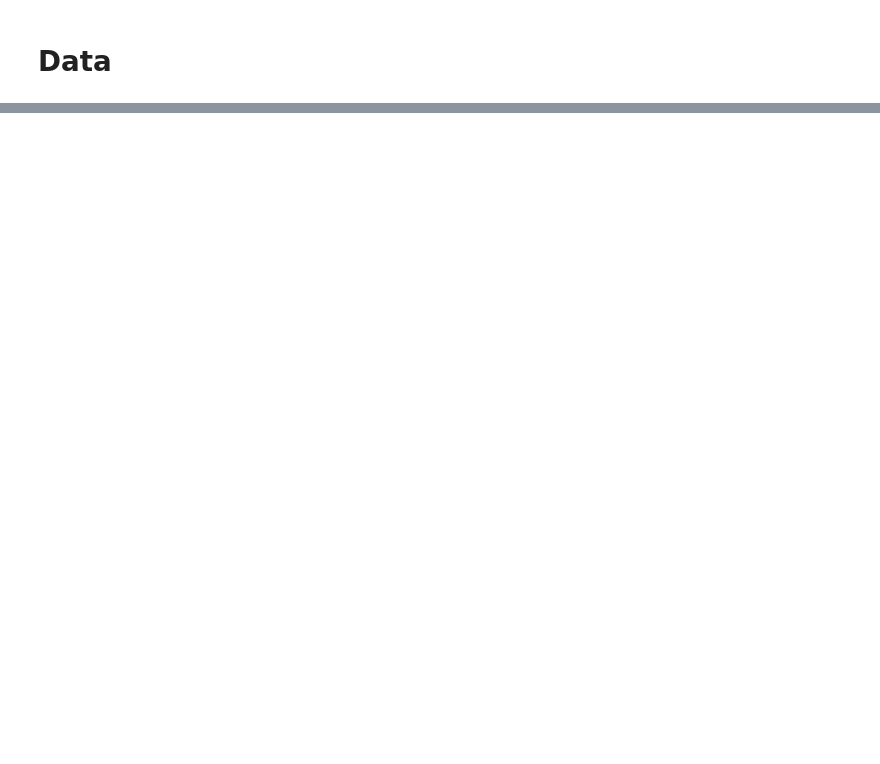
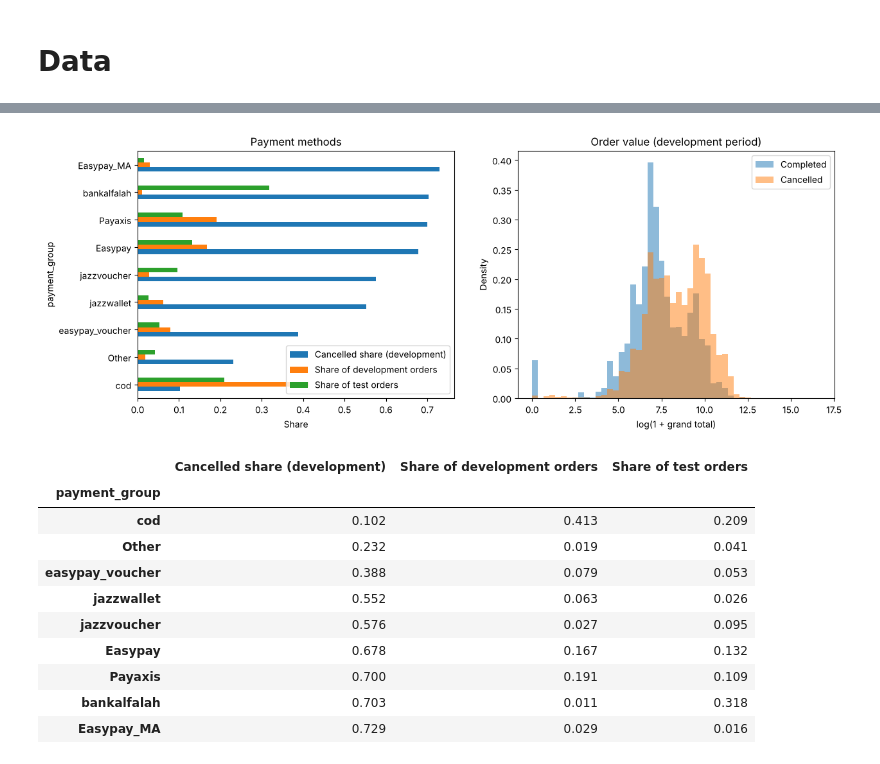
Before and after one commit to osn03/salesML, a Jupyter notebook: analysis.ipynb, the cells around one changed output, grey strips where cells are left out. Cells and saved outputs as stored; diff of their text form; code cells hidden in the pictures; blank space fills up the shorter version.

```diff
--- a/analysis.ipynb
+++ b/analysis.ipynb
@@ -148,0 +344,33 @@ def interval(samples):
+# %%
+fig, (payment_ax, value_ax) = plt.subplots(1, 2, figsize=(14, 5))
+
+# Payment methods: cancelled share in the development period, and how common they are in each period
+payment = pd.DataFrame({
+    "Cancelled share (development)": development.groupby("payment_group")[TARGET].mean(),
+    "Share of development orders": development["payment_group"].value_counts(normalize=True),
+    "Share of test orders": test["payment_group"].value_counts(normalize=True),
+}).sort_values("Cancelled share (development)")
+payment.plot.barh(ax=payment_ax)
+payment_ax.set(title="Payment methods", xlabel="Share")
+
+# Order value for completed and cancelled orders
+for outcome, label in [(0, "Completed"), (1, "Cancelled")]:
+    values = development.loc[development[TARGET] == outcome, "log_grand_total"]
+    value_ax.hist(values, bins=50, alpha=0.5, density=True, label=label)
+value_ax.set(title="Order value (development period)", xlabel="log(1 + grand total)", ylabel="Density")
+value_ax.legend()
+plt.show()
+payment.round(3)
+# %% [output]
+[figure, added]
+|  | Cancelled share (development) | Share of development orders | Share of test orders |
+| payment_group |  |  |  |
+| cod | 0.102 | 0.413 | 0.209 |
+| Other | 0.232 | 0.019 | 0.041 |
+| easypay_voucher | 0.388 | 0.079 | 0.053 |
+| jazzwallet | 0.552 | 0.063 | 0.026 |
+| jazzvoucher | 0.576 | 0.027 | 0.095 |
+| Easypay | 0.678 | 0.167 | 0.132 |
+| Payaxis | 0.700 | 0.191 | 0.109 |
+| bankalfalah | 0.703 | 0.011 | 0.318 |
+| Easypay_MA | 0.729 | 0.029 | 0.016 |
```
Also changed, not shown: parts of 62 cells of this notebook, 1 other file.
